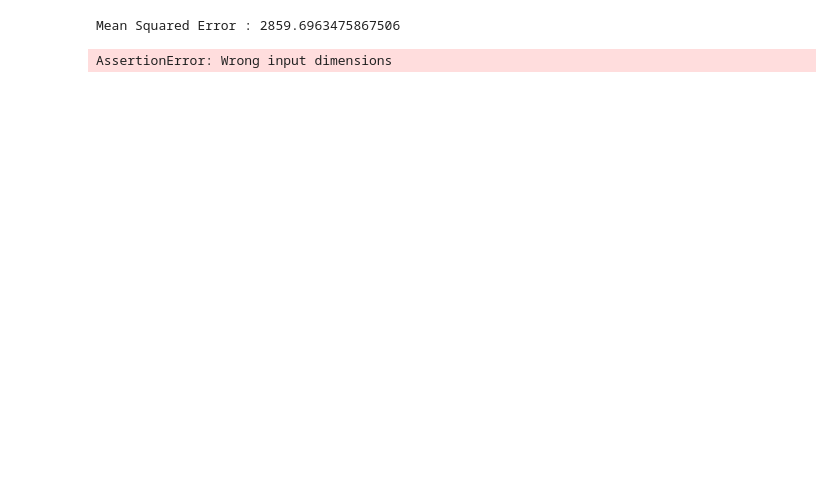
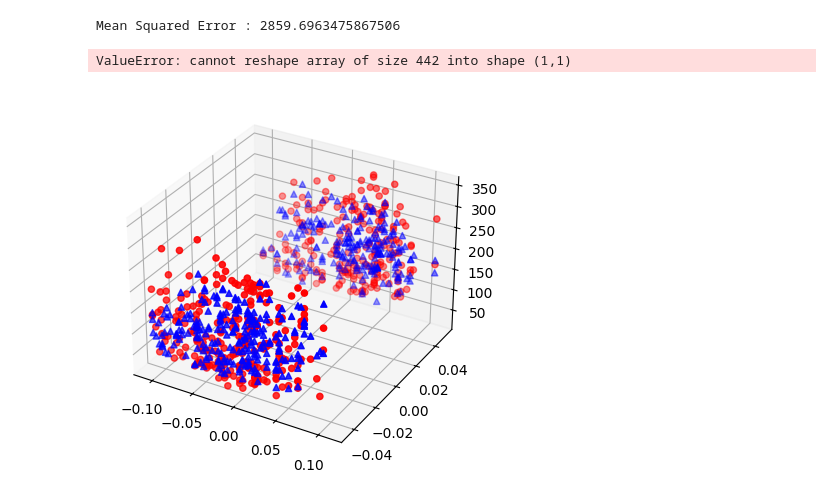
Before and after one commit to rug-oop-2023/assignment_1, a Jupyter notebook: src/test.ipynb, the cells around one changed output. Drawn from its saved outputs; the diff is of its cells as text; code cells hidden in the pictures; blank space fills up the shorter version.

```diff
--- a/src/test.ipynb
+++ b/src/test.ipynb
@@ -22,7 +22,8 @@ Mean Squared Error : 2859.6963475867506
 # %%
 from regression_plotter import ReggresionPlotter
 
 plot = ReggresionPlotter(model = model)
-plot.plot_two_features(X, Y)
+plot.plot_multiple_features(X, Y)
 # %% [output]
-AssertionError: Wrong input dimensions
+ValueError: cannot reshape array of size 442 into shape (1,1)
+[figure, added]
```
Also changed, not shown: 3 other files.
